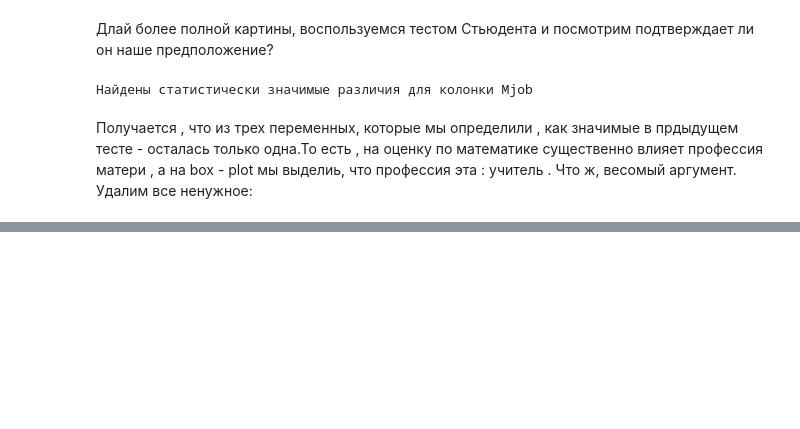
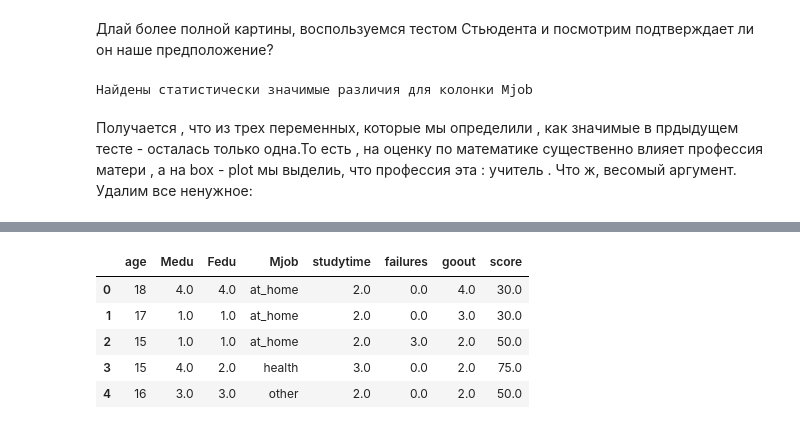
Before and after one commit to Graff1/skillfactory_rds, a Jupyter notebook: module_2/EDA - Students Risk Group.ipynb, the cells around one changed output, grey strips where cells are left out. Cells and saved outputs as stored; diff of their text form; code cells hidden in the pictures; blank space fills up the shorter version.

```diff
--- a/module_2/EDA - Students Risk Group.ipynb
+++ b/module_2/EDA - Students Risk Group.ipynb
@@ -283,0 +293,9 @@ for column in [
+# %%
+students.head()
+# %% [output]
+|  | age | Medu | Fedu | Mjob | studytime | failures | goout | score |
+| 0 | 18 | 4.0 | 4.0 | at_home | 2.0 | 0.0 | 4.0 | 30.0 |
+| 1 | 17 | 1.0 | 1.0 | at_home | 2.0 | 0.0 | 3.0 | 30.0 |
+| 2 | 15 | 1.0 | 1.0 | at_home | 2.0 | 3.0 | 2.0 | 50.0 |
+| 3 | 15 | 4.0 | 2.0 | health | 3.0 | 0.0 | 2.0 | 75.0 |
+| 4 | 16 | 3.0 | 3.0 | other | 2.0 | 0.0 | 2.0 | 50.0 |
```
Also changed, not shown: parts of 4 cells of this notebook, 1 other file.
